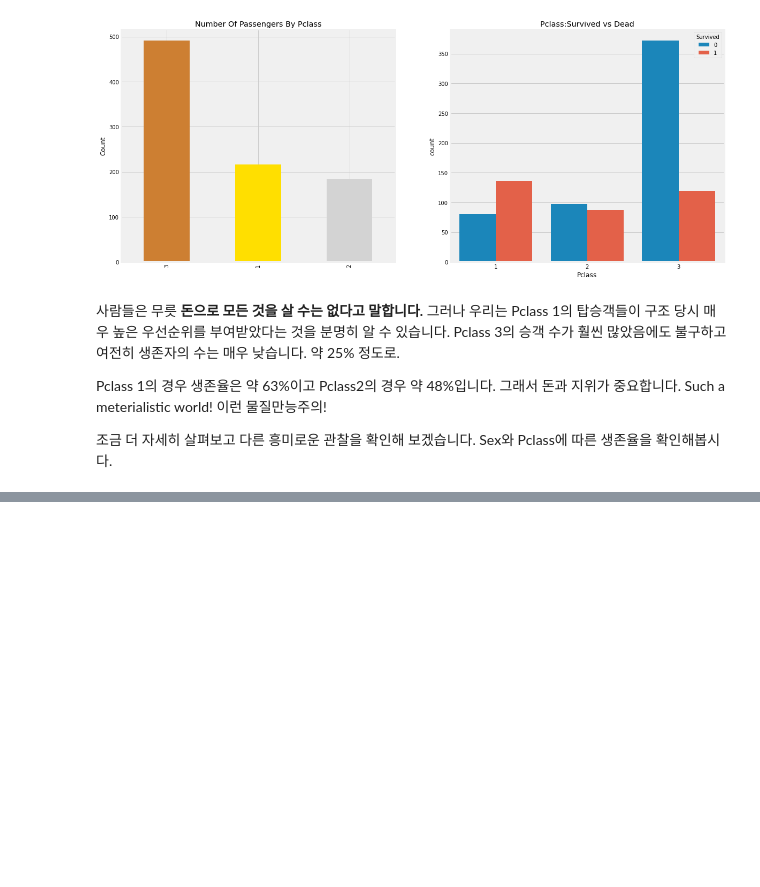
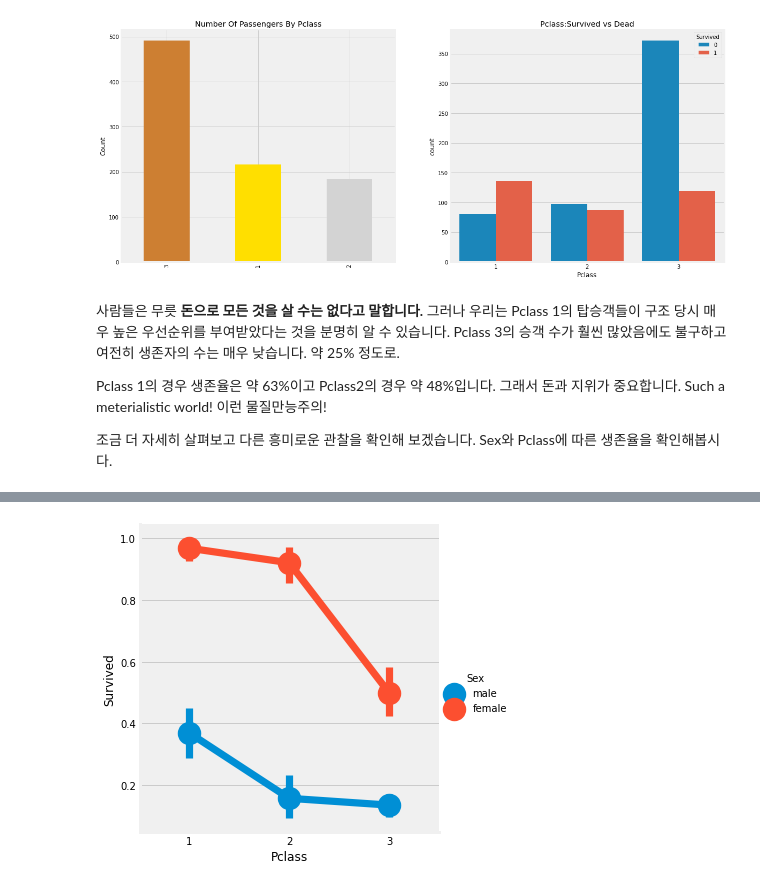
Before and after one commit to itchyfeet-patient/kaggle-DieTanic, a Jupyter notebook: notebook8d0146b2e8.ipynb, the cells around one changed output, grey strips where cells are left out. Saved outputs shown, nothing was run; the diff lists cells and outputs as text; code cells hidden in the pictures; blank space fills up the shorter version.

```diff
--- a/notebook8d0146b2e8.ipynb
+++ b/notebook8d0146b2e8.ipynb
@@ -194,0 +205,5 @@ Pclass 1의 경우 생존율은 약 63%이고 Pclass2의 경우 약 48%입니다
+# %%
+sns.factorplot('Pclass', 'Survived', hue='Sex', data = data)
+plt.show()
+# %% [output]
+[figure, added]
```
Also changed, not shown: parts of 18 cells of this notebook.
